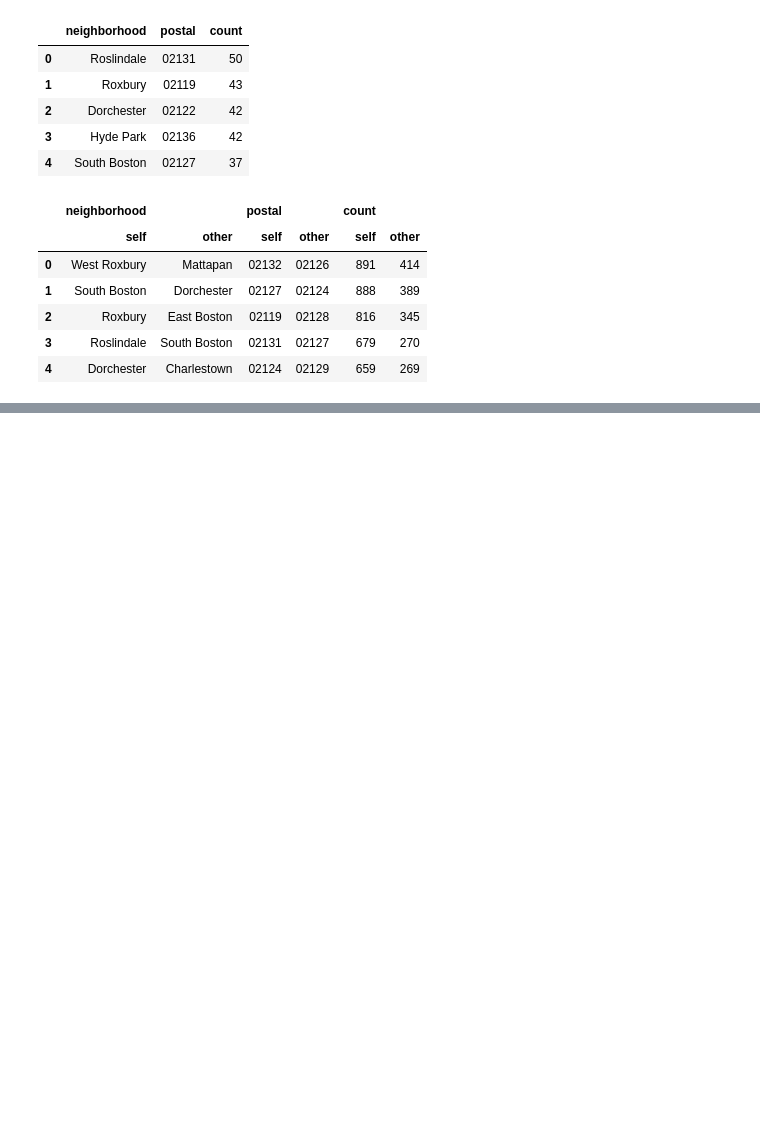
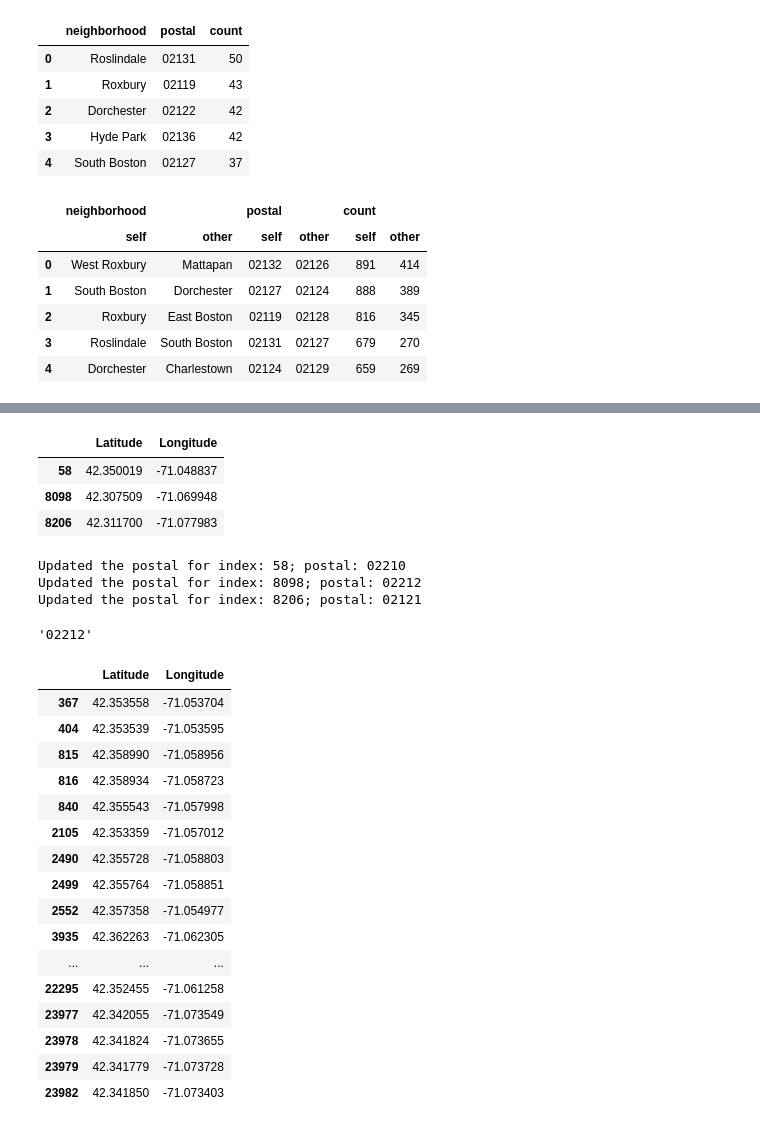
Before and after one commit to BU-Spark/ds-stantec-sidewalks, a Jupyter notebook: spring23-team-1/files/ramps_0.ipynb, the cells around one changed output, grey strips where cells are left out. Cells and saved outputs as stored; diff of their text form; code cells hidden in the pictures; blank space fills up the shorter version.

```diff
--- a/spring23-team-1/files/ramps_0.ipynb
+++ b/spring23-team-1/files/ramps_0.ipynb
@@ -250,0 +255,59 @@ top_5_excellent.compare(top_5_fair)
+# %%
+ramps_0_df[ramps_0_df['postal'].isna()][['Latitude', 'Longitude']]
+# %% [output]
+|  | Latitude | Longitude |
+| 58 | 42.350019 | -71.048837 |
+| 8098 | 42.307509 | -71.069948 |
+| 8206 | 42.311700 | -71.077983 |
+# %%
+# Get the zipcode for the missing rows
+
+from geopy.geocoders import Nominatim
+from geopy.point import Point
+import numpy as np
+
+geolocator = Nominatim(user_agent = "test")
+
+missing_postal = ramps_0_df[ramps_0_df['postal'].isna()][['Latitude', 'Longitude']]
+
+for index, row in missing_postal.iterrows():
+    location = geolocator.reverse(Point(row['Latitude'], row['Longitude']))
+    address = location.raw['address']
+    zip_code = address.get('postcode')
+
+    # Update the postal for the missing ones
+    ramps_0_df.at[index, 'postal'] = zip_code
+    print('Updated the postal for index: '+ str(index)+ '; postal: '+zip_code)
+
+
+# #ramps_0_df['address'] = np.vectorize(reverse_geocoding)(ramps_0_df['Latitude'], ramps_0_df['Longitude'])
+
+# print(ramps_0_df)
+# %% [output]
+Updated the postal for index: 58; postal: 02210
+Updated the postal for index: 8098; postal: 02212
+Updated the postal for index: 8206; postal: 02121
+# %%
+ramps_0_df.at[8098, 'postal']
+# %% [output]
+'02212'
+# %%
+ramps_0_df[ramps_0_df['postal'] == 'Massachusetts'][['Latitude', 'Longitude']]
+# %% [output]
+|  | Latitude | Longitude |
+| 367 | 42.353558 | -71.053704 |
+| 404 | 42.353539 | -71.053595 |
+| 815 | 42.358990 | -71.058956 |
+| 816 | 42.358934 | -71.058723 |
+| 840 | 42.355543 | -71.057998 |
+| 2105 | 42.353359 | -71.057012 |
+| 2490 | 42.355728 | -71.058803 |
+| 2499 | 42.355764 | -71.058851 |
+| 2552 | 42.357358 | -71.054977 |
+| 3935 | 42.362263 | -71.062305 |
+| ... | ... | ... |
+| 22295 | 42.352455 | -71.061258 |
+| 23977 | 42.342055 | -71.073549 |
+| 23978 | 42.341824 | -71.073655 |
+| 23979 | 42.341779 | -71.073728 |
+| 23982 | 42.341850 | -71.073403 |
```
Also changed, not shown: parts of 49 cells of this notebook.
